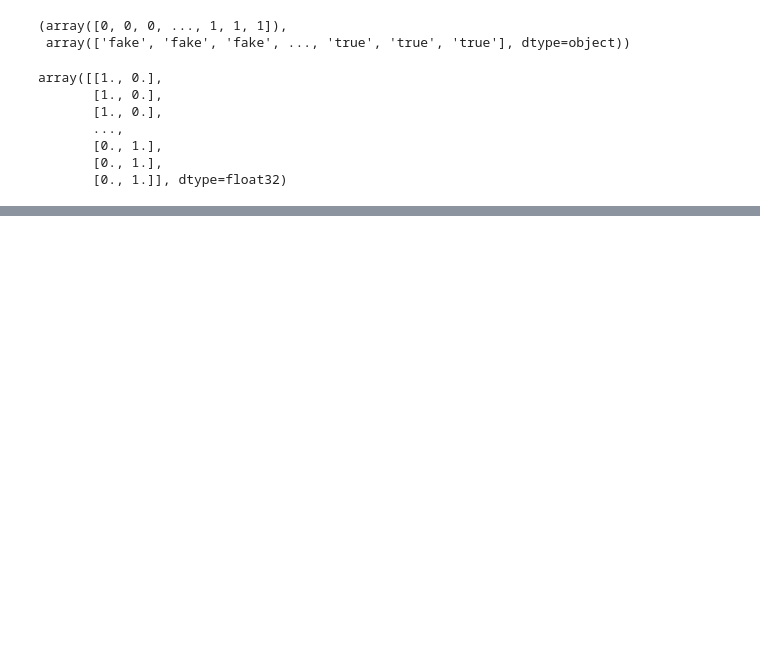
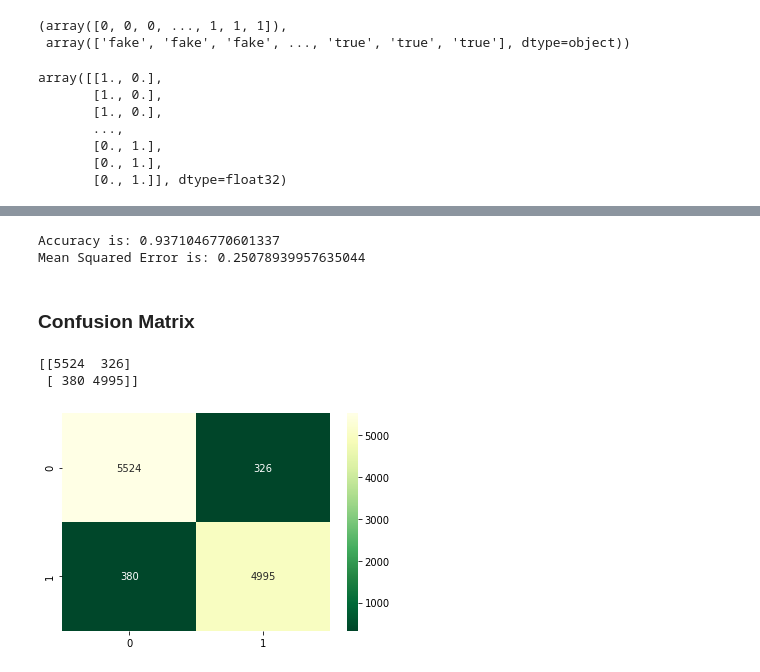
Before and after one commit to nmanduri999/Fake_news_detection_project_3, a Jupyter notebook: fake_news_ML.ipynb, the cells around one changed output, grey strips where cells are left out. Drawn from its saved outputs; the diff is of its cells as text; code cells hidden in the pictures; blank space fills up the shorter version.

```diff
--- a/fake_news_ML.ipynb
+++ b/fake_news_ML.ipynb
@@ -560,0 +511,8 @@ Loss: 0.01871364563703537, Accuracy: 0.9939420819282532
+# %%
+from nltk import classify
+from nltk import NaiveBayesClassifier
+from sklearn.naive_bayes import MultinomialNB
+
+nb = MultinomialNB()# one of the two classic naive Bayes variants used in text classification
+
+%time nb.fit(X_train, np.ravel(y_train))
@@ -560,0 +523,25 @@ Loss: 0.01871364563703537, Accuracy: 0.9939420819282532
+# %%
+from sklearn import metrics
+from sklearn.metrics import mean_squared_error
+y_pred = nb.predict(X_test)
+print("Accuracy is:", metrics.accuracy_score(y_test, y_pred))
+print("Mean Squared Error is:", np.sqrt(mean_squared_error(y_test, y_pred)))
+# %% [output]
+Accuracy is: 0.9371046770601337
+Mean Squared Error is: 0.25078939957635044
+# %% [markdown]
+### Confusion Matrix
+# %%
+cm = metrics.confusion_matrix(y_test, y_pred)
+print(cm)
+# %% [output]
+[[5524  326]
+ [ 380 4995]]
+# %%
+
+import seaborn as sns
+labels =  np.array([cm[0],cm[1]])
+sns.heatmap(cm, annot=labels, fmt = '',cmap="YlGn_r")
+plt.show()
+# %% [output]
+[figure, added]
```
Also changed, not shown: parts of 57 cells of this notebook.
